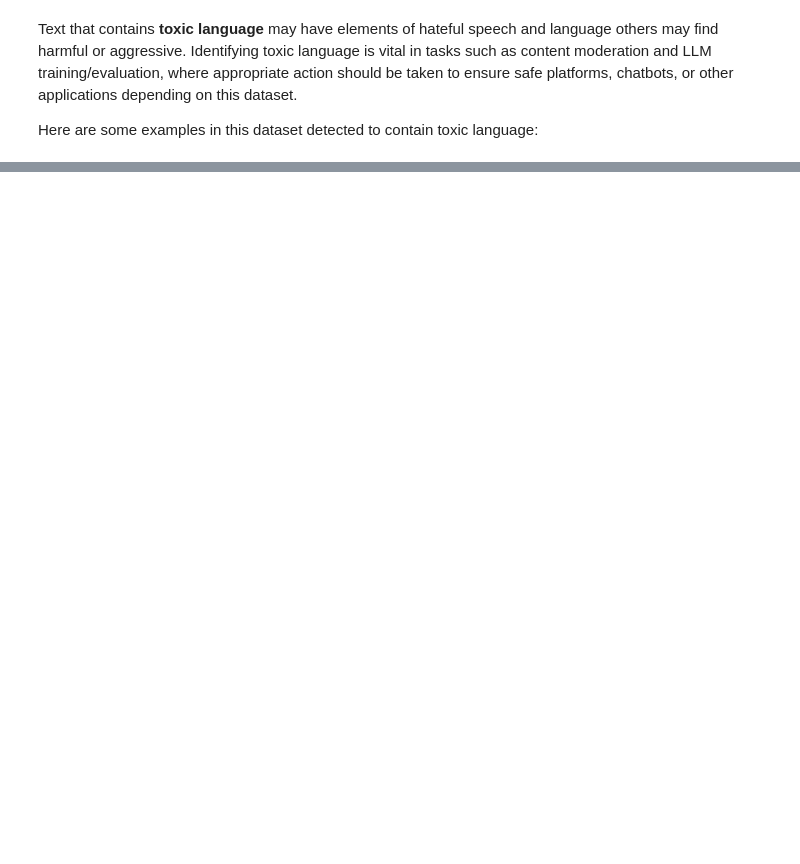
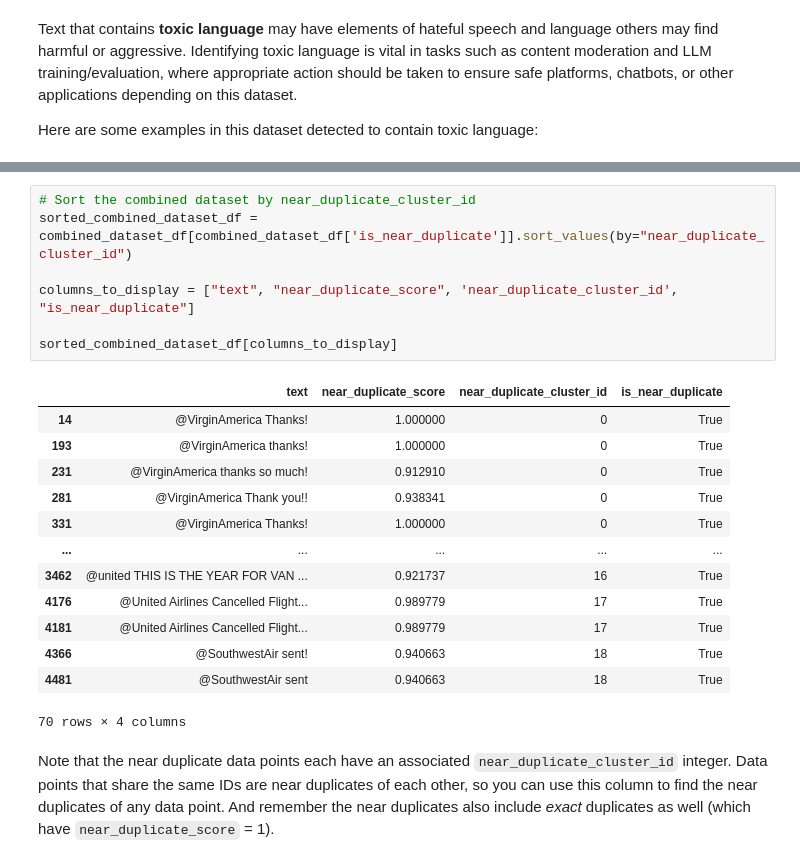
Before and after one commit to cleanlab/cleanlab-studio-tutorials, a Jupyter notebook: cleanlab-studio-api/unsupervised.ipynb, the cells around one changed output, grey strips where cells are left out. Drawn from its saved outputs; the diff is of its cells as text; blank space fills up the shorter version.

```diff
--- a/cleanlab-studio-api/unsupervised.ipynb
+++ b/cleanlab-studio-api/unsupervised.ipynb
@@ -162,3 +190,26 @@ display(toxic_samples.head(5)[columns_to_display])
+# %%
+# Sort the combined dataset by near_duplicate_cluster_id
+sorted_combined_dataset_df = combined_dataset_df[combined_dataset_df['is_near_duplicate']].sort_values(by="near_duplicate_cluster_id")
+
+columns_to_display = ["text", "near_duplicate_score", 'near_duplicate_cluster_id', "is_near_duplicate"]
+
+sorted_combined_dataset_df[columns_to_display]
+# %% [output]
+|  | text | near_duplicate_score | near_duplicate_cluster_id | is_near_duplicate |
+| 14 | @VirginAmerica Thanks! | 1.000000 | 0 | True |
+| 193 | @VirginAmerica thanks! | 1.000000 | 0 | True |
+| 231 | @VirginAmerica thanks so much! | 0.912910 | 0 | True |
+| 281 | @VirginAmerica Thank you!! | 0.938341 | 0 | True |
+| 331 | @VirginAmerica Thanks! | 1.000000 | 0 | True |
+| ... | ... | ... | ... | ... |
+| 3462 | @united THIS IS THE YEAR FOR VAN ... | 0.921737 | 16 | True |
+| 4176 | @United Airlines Cancelled Flight... | 0.989779 | 17 | True |
+| 4181 | @United Airlines Cancelled Flight... | 0.989779 | 17 | True |
+| 4366 | @SouthwestAir sent! | 0.940663 | 18 | True |
+| 4481 | @SouthwestAir sent | 0.940663 | 18 | True |
+70 rows × 4 columns
+# %% [markdown]
+Note that the near duplicate data points each have an associated `near_duplicate_cluster_id` integer.  Data points that share the same IDs are near duplicates of each other, so you can use this column to find the near duplicates of any data point. And remember the near duplicates also include *exact* duplicates as well (which have `near_duplicate_score` = 1).
 # %% [markdown]
 The above only showcases a small subset of all the different types of issues and metadata that Cleanlab Studio can provide for an unsupervised dataset with no labels. See [this guide](/guide/concepts/cleanlab_columns/) for the full set of issues that Cleanlab Studio audits your data for to help you prevent problems.
 
```
Also changed, not shown: parts of 7 cells of this notebook, 1 other file.
